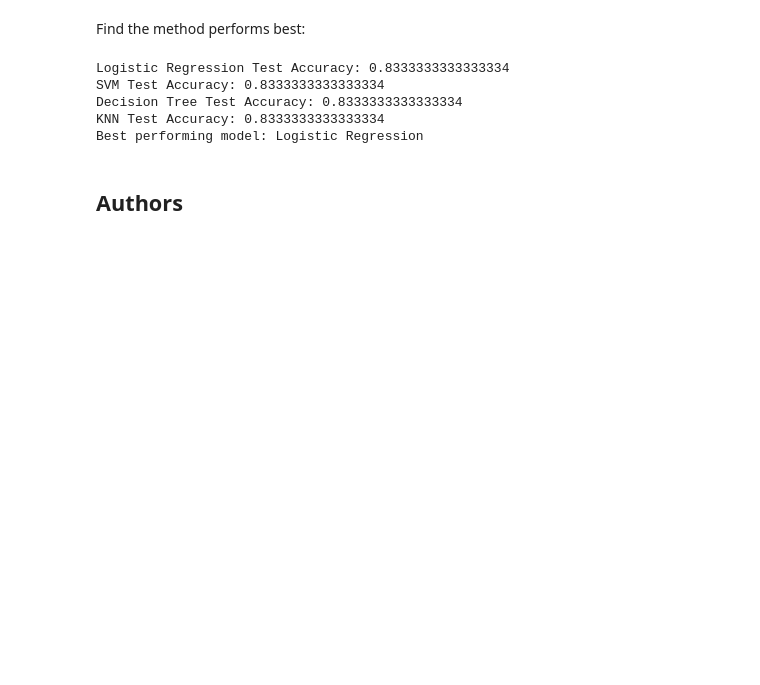
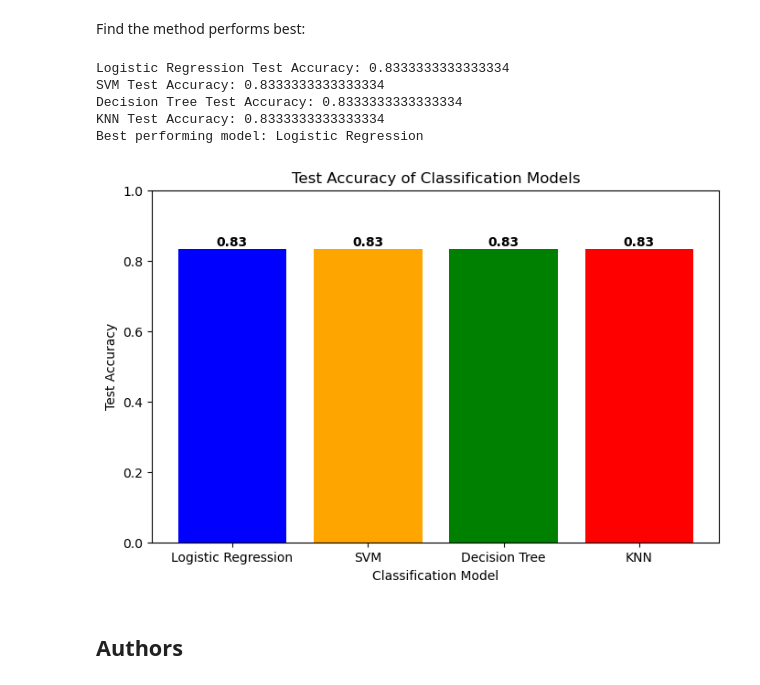
Before and after one commit to Noppon-Ch/Winning-Space-Race-With-Data-Science-IBM-Lab, a Jupyter notebook: SpaceX-Machine-Learning-Prediction-Part-5-v1.ipynb, the cells around one changed output. Saved outputs shown, nothing was run; the diff lists cells and outputs as text; code cells hidden in the pictures; blank space fills up the shorter version.

```diff
--- a/SpaceX-Machine-Learning-Prediction-Part-5-v1.ipynb
+++ b/SpaceX-Machine-Learning-Prediction-Part-5-v1.ipynb
@@ -453,6 +453,24 @@ SVM Test Accuracy: 0.8333333333333334
 Decision Tree Test Accuracy: 0.8333333333333334
 KNN Test Accuracy: 0.8333333333333334
 Best performing model: Logistic Regression
+# %%
+# Visualize model test accuracies in a bar chart
+import matplotlib.pyplot as plt
+
+models = list(accuracies.keys())
+scores = list(accuracies.values())
+
+plt.figure(figsize=(8,5))
+plt.bar(models, scores, color=['blue', 'orange', 'green', 'red'])
+plt.ylabel('Test Accuracy')
+plt.xlabel('Classification Model')
+plt.title('Test Accuracy of Classification Models')
+plt.ylim(0, 1)
+for i, v in enumerate(scores):
+    plt.text(i, v + 0.01, f'{v:.2f}', ha='center', fontweight='bold')
+plt.show()
+# %% [output]
+[figure, added]
 # %% [markdown]
 ## Authors
 # %% [markdown]
```
Also changed, not shown: parts of 3 cells of this notebook.
